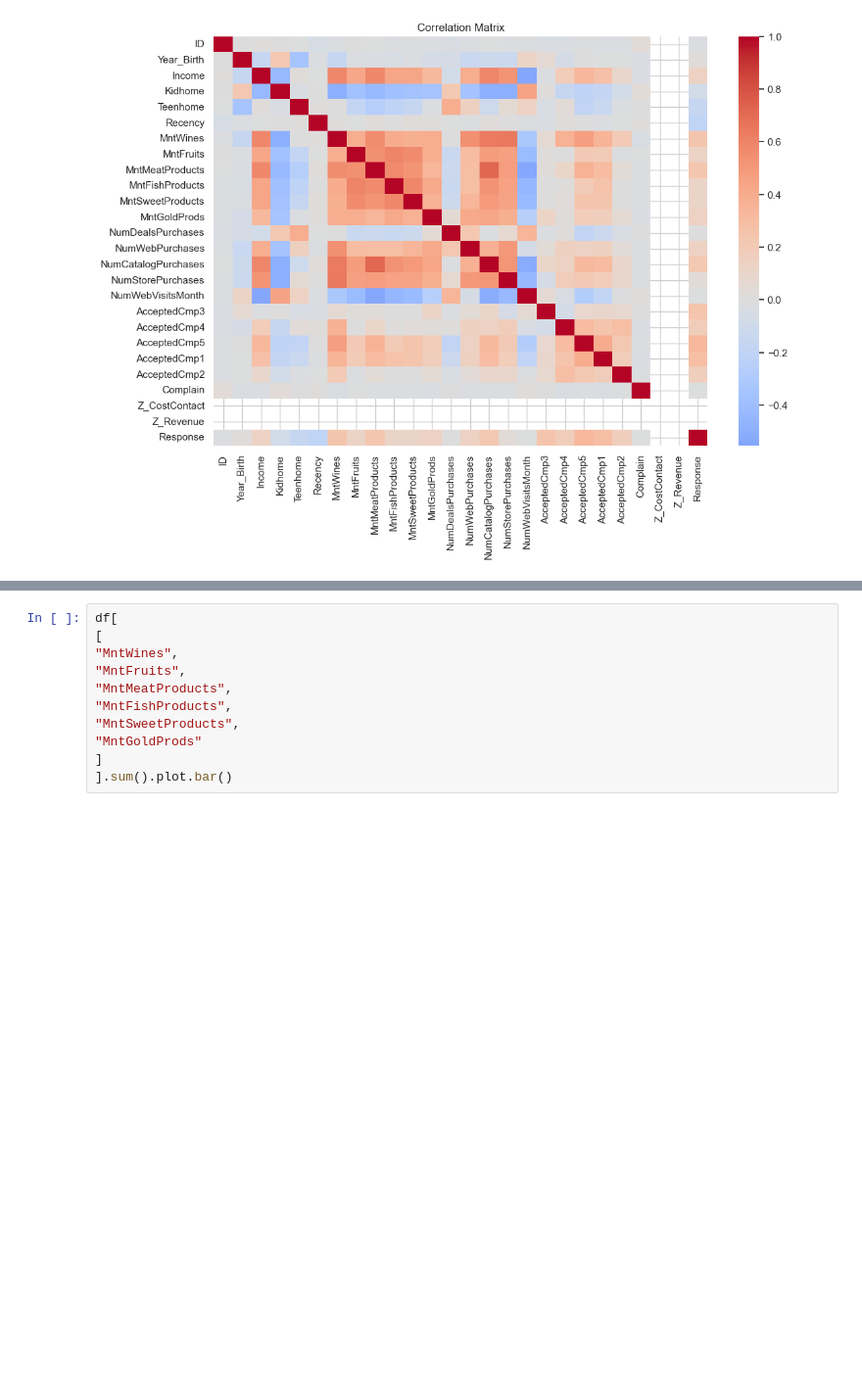
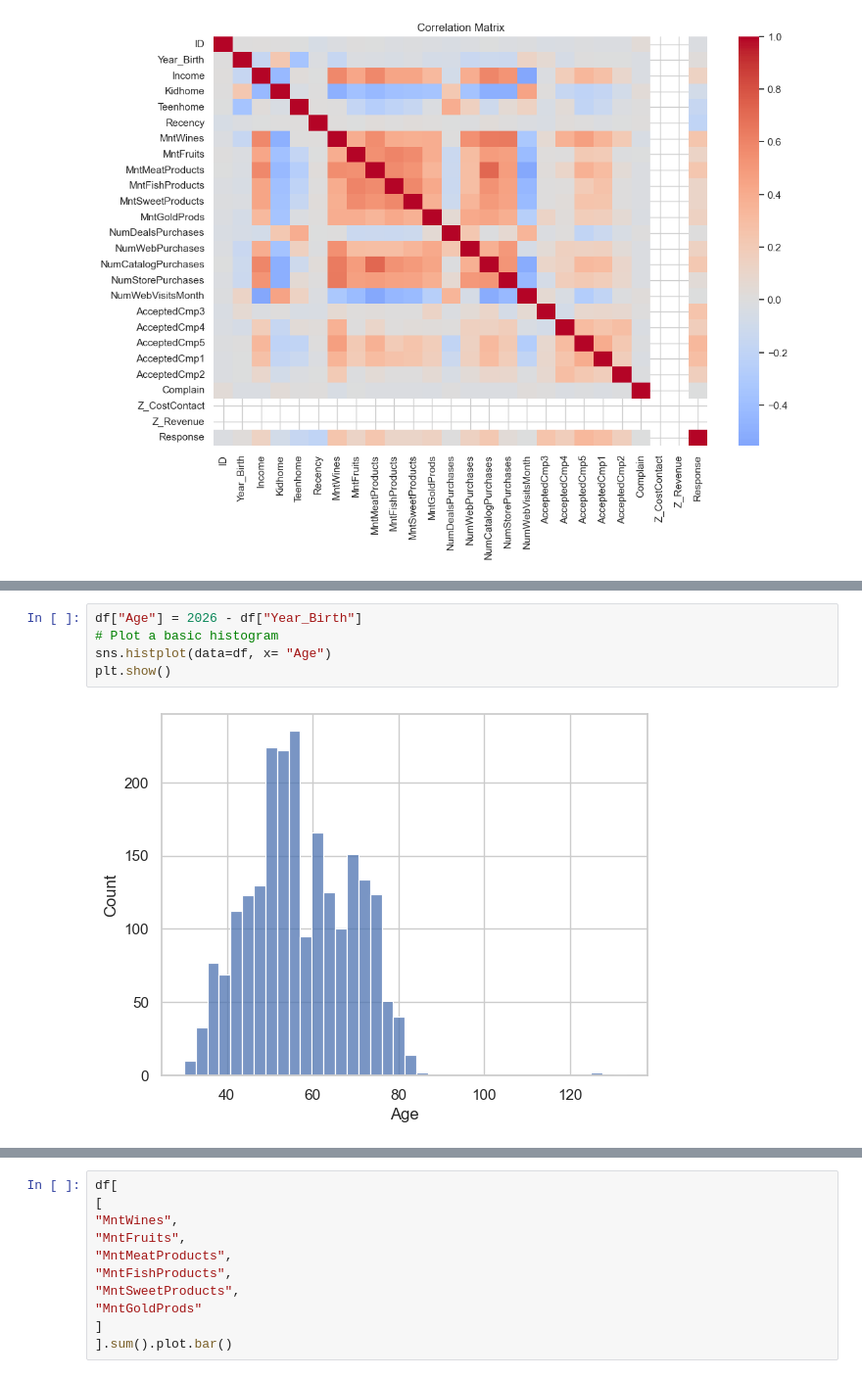
Before and after one commit to fridacarbajalordonez/customer-segmentation-kmeans, a Jupyter notebook: notebooks/customer_segmentation.ipynb, the cells around one changed output, grey strips where cells are left out. Shown at 98% size. Drawn from its saved outputs; the diff is of its cells as text; blank space fills up the shorter version.

Commit message:
Data lading

```diff
--- a/notebooks/customer_segmentation.ipynb
+++ b/notebooks/customer_segmentation.ipynb
@@ -241,0 +248,7 @@ plt.show()
+# %%
+df["Age"] = 2026 - df["Year_Birth"]
+# Plot a basic histogram
+sns.histplot(data=df, x= "Age")
+plt.show()
+# %% [output]
+[figure, added]
```
Also changed, not shown: parts of 8 cells of this notebook.
